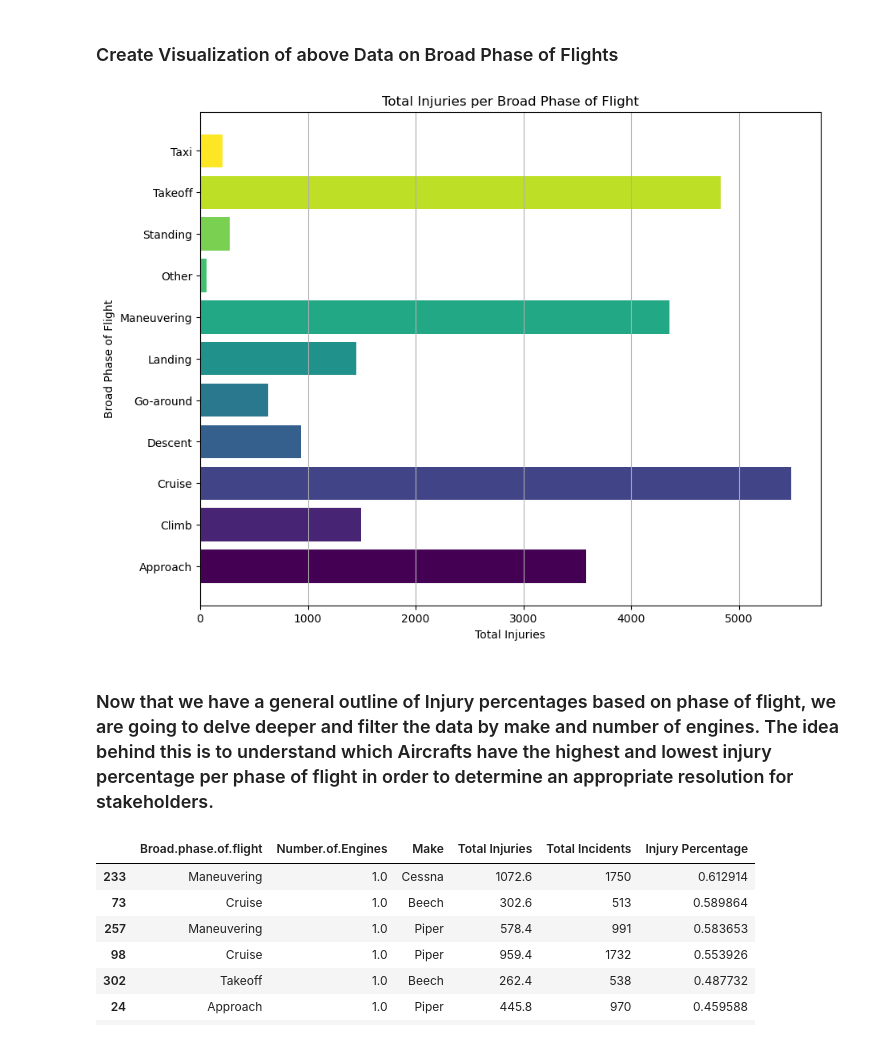
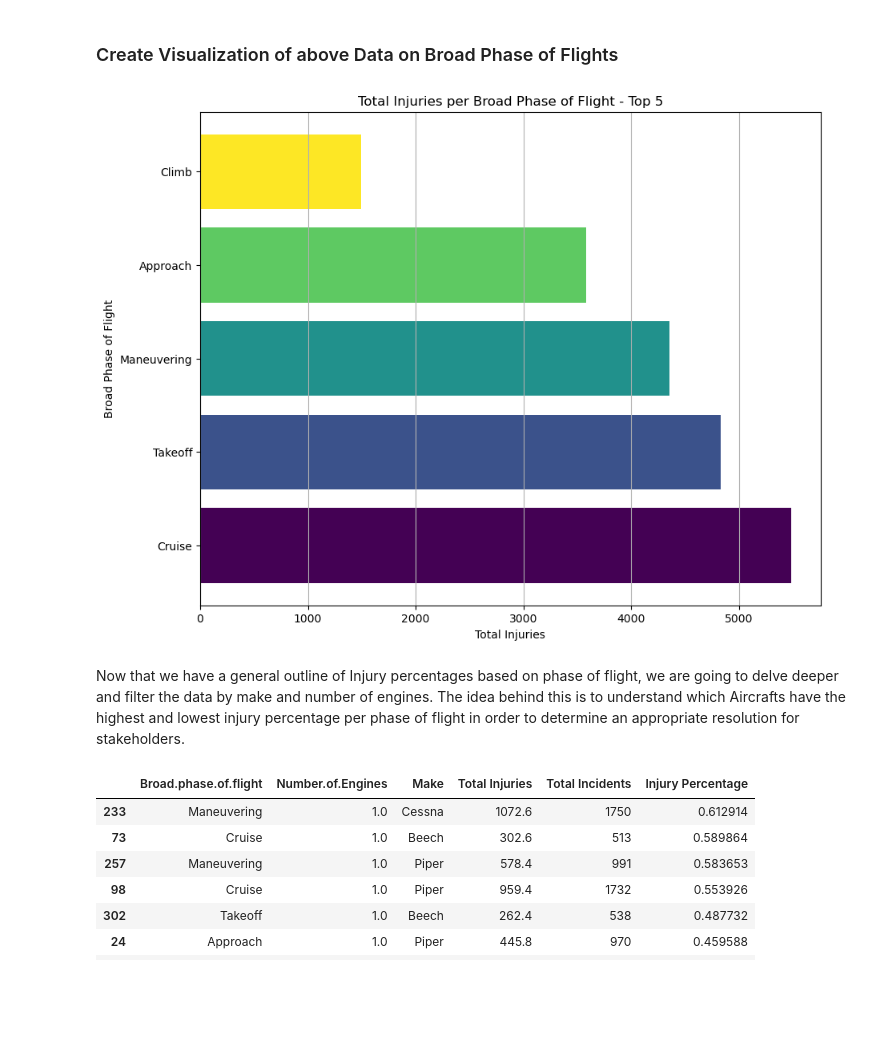
Before and after one commit to nealiyer88/Aviation-Data, a Jupyter notebook: student.ipynb, the cells around one changed output. Drawn from its saved outputs; the diff is of its cells as text; code cells hidden in the pictures; blank space fills up the shorter version.

```diff
--- a/student.ipynb
+++ b/student.ipynb
@@ -314,26 +316,27 @@ num_phase.sort_values(by='Total Injuries', ascending=False)
 ### Create Visualization of above Data on Broad Phase of Flights
 # %%
 
-filtered_num_phase = num_phase[num_phase['Broad.phase.of.flight'] != 'Unknown']
+# Sort 'filtered_num_phase' by 'Total Injuries' in descending order and select the top 5
+top_filtered_num_phase = filtered_num_phase.sort_values('Total Injuries', ascending=False).head(5)
 
-# Color
-num_colors = len(filtered_num_phase['Broad.phase.of.flight'])
+# Calculate the number of colors needed for the top 5
+num_colors = len(top_filtered_num_phase['Broad.phase.of.flight'])
 colors = plt.cm.viridis(np.linspace(0, 1, num_colors))
 
 # Plotting
 plt.figure(figsize=(10, 8))
-bar = plt.barh(filtered_num_phase['Broad.phase.of.flight'], filtered_num_phase['Total Injuries'], color=colors)
+bar = plt.barh(top_filtered_num_phase['Broad.phase.of.flight'], top_filtered_num_phase['Total Injuries'], color=colors)
 plt.xlabel('Total Injuries')
 plt.ylabel('Broad Phase of Flight')
-plt.title('Total Injuries per Broad Phase of Flight')
+plt.title('Total Injuries per Broad Phase of Flight - Top 5')
 plt.grid(axis='x')
 
-# Show
+# Show the plot
 plt.show()
 # %% [output]
-[figure, old version]
+[figure, new version]
 # %% [markdown]
-### Now that we have a general outline of Injury percentages based on phase of flight, we are going to delve deeper and filter the data by make and number of engines.  The idea behind this is to understand which Aircrafts have the highest and lowest injury percentage per phase of flight in order to determine an appropriate resolution for stakeholders.
+ Now that we have a general outline of Injury percentages based on phase of flight, we are going to delve deeper and filter the data by make and number of engines.  The idea behind this is to understand which Aircrafts have the highest and lowest injury percentage per phase of flight in order to determine an appropriate resolution for stakeholders.
 # %%
 # Group by specified columns and aggregate Total Injuries
 phase_counts = planes_df.groupby(['Broad.phase.of.flight', 'Number.of.Engines', 'Make'])['Total Injuries'].agg(['sum', 'count']).reset_index()
```
Also changed, not shown: parts of 4 cells of this notebook.
